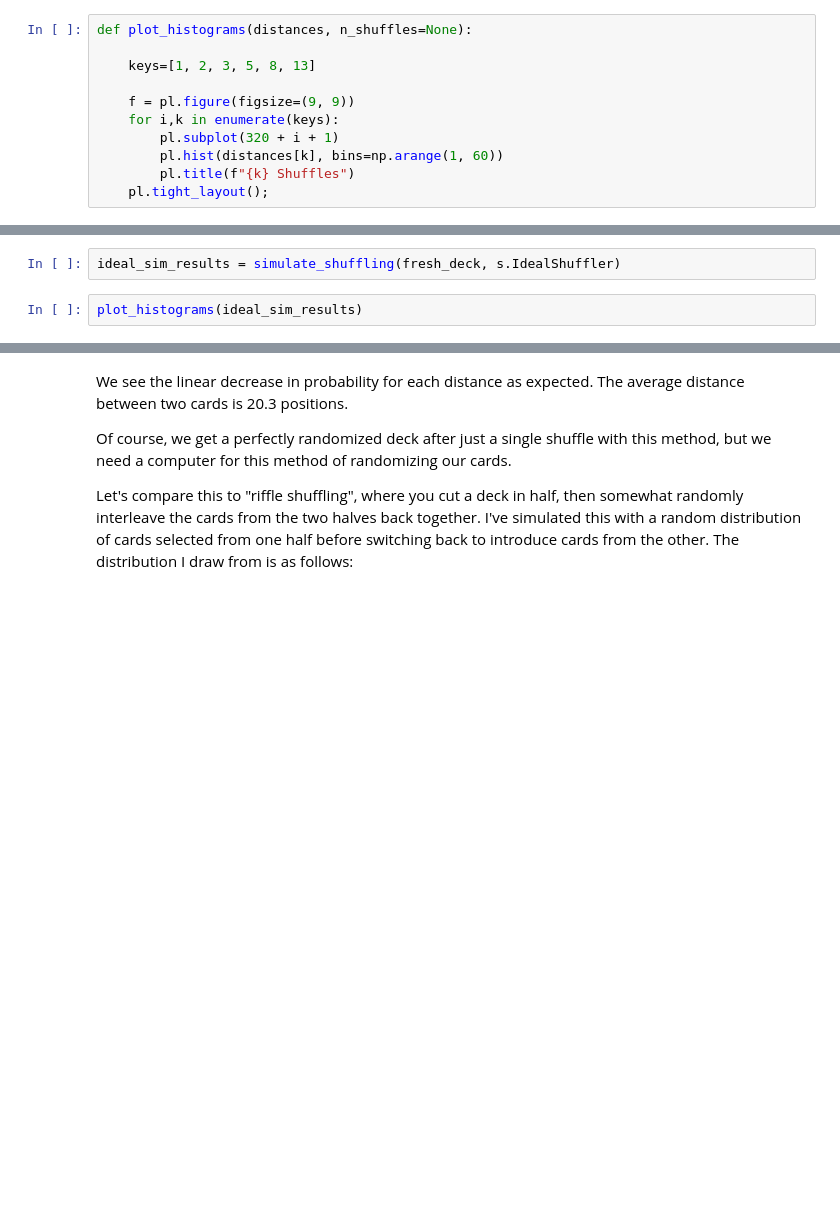
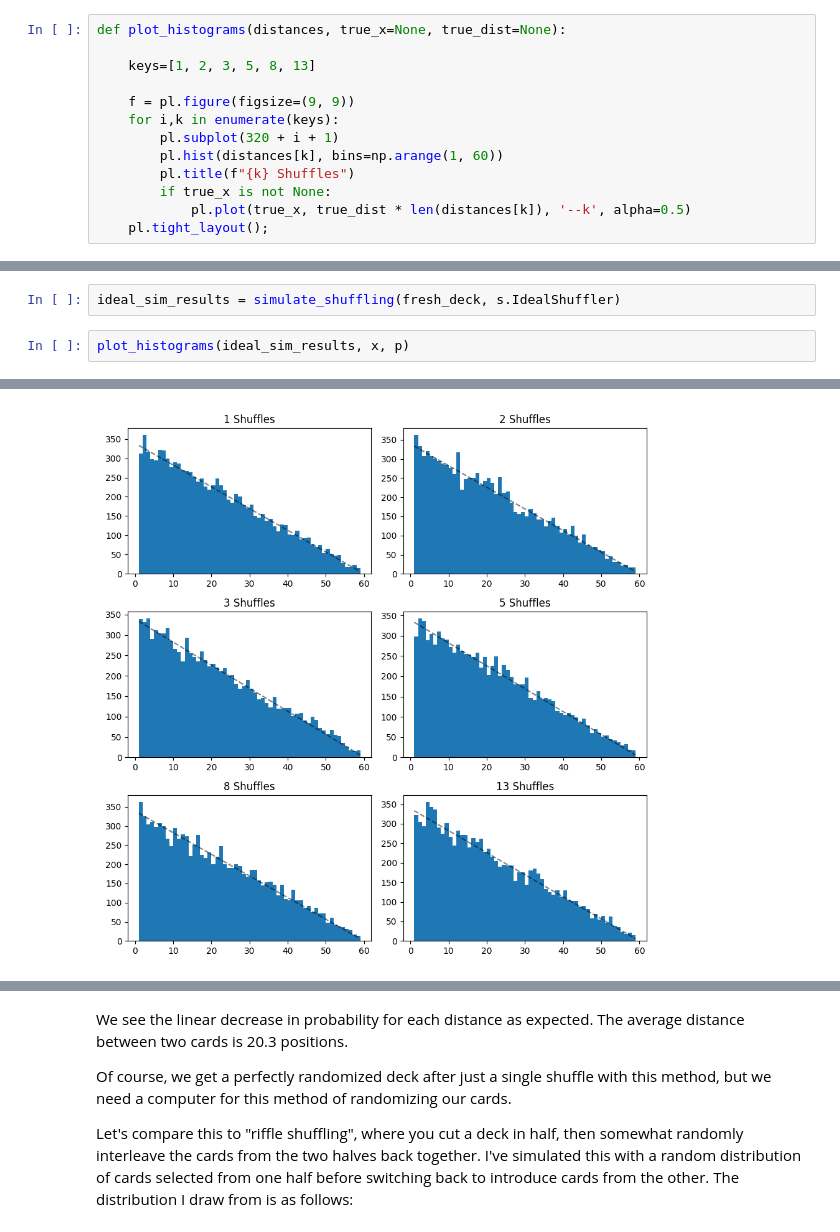
Before and after one commit to mrbell/shuffle_study, a Jupyter notebook: notebooks/Exploring Shuffling Methods.ipynb, the cells around one changed output, grey strips where cells are left out. Cells and saved outputs as stored; diff of their text form; blank space fills up the shorter version.

```diff
--- a/notebooks/Exploring Shuffling Methods.ipynb
+++ b/notebooks/Exploring Shuffling Methods.ipynb
@@ -115,7 +117,7 @@ def simulate_shuffling(starting_deck, shuffler_class, n_sims=10000, n_shuffles=3
 # %% [markdown]
 I've got a couple of methods here to visualize how well shuffled the deck is after N shuffles. We can look at the histogram of distances between our marked card and its neighbor after N shuffles. We can also look at quantiles of the distribution over N shuffles to more easily see how the distribution evolves.
 # %%
-def plot_histograms(distances, n_shuffles=None):
+def plot_histograms(distances, true_x=None, true_dist=None):
 
     keys=[1, 2, 3, 5, 8, 13]
 
@@ -124,6 +126,8 @@ def plot_histograms(distances, n_shuffles=None):
         pl.subplot(320 + i + 1)
         pl.hist(distances[k], bins=np.arange(1, 60))
         pl.title(f"{k} Shuffles")
+        if true_x is not None:
+            pl.plot(true_x, true_dist * len(distances[k]), '--k', alpha=0.5)
     pl.tight_layout();
 # %%
 def plot_sim_summary(sim_results, ideal_sim_results=None):
@@ -182,5 +204,5 @@ Let's look at a "perfect shuffler" that completely randomizes the deck each shuf
 # %%
 ideal_sim_results = simulate_shuffling(fresh_deck, s.IdealShuffler)
 # %%
-plot_histograms(ideal_sim_results)
+plot_histograms(ideal_sim_results, x, p)
 # %% [output]
@@ -189 +209,2 @@ plot_histograms(ideal_sim_results)
+[figure, added]
 # %%
```
Also changed, not shown: parts of 38 cells of this notebook, 2 other files.
